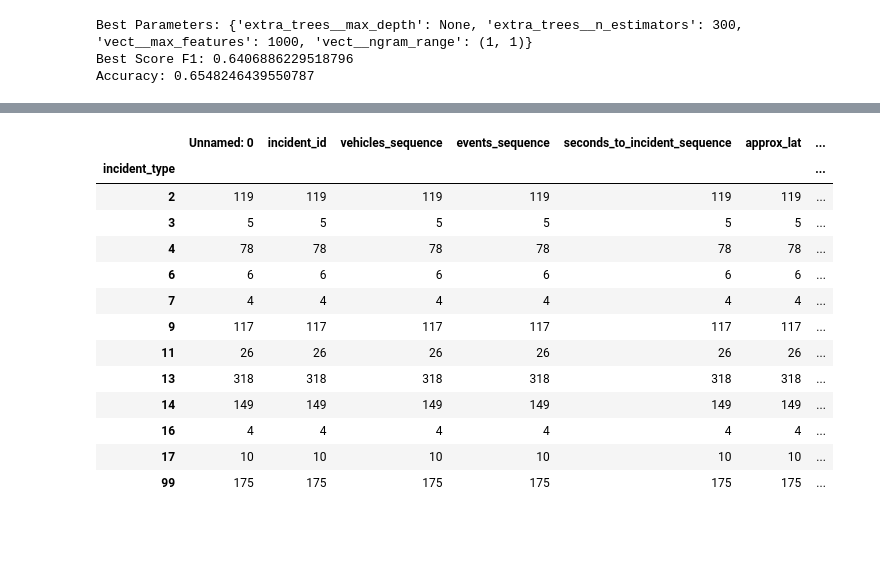
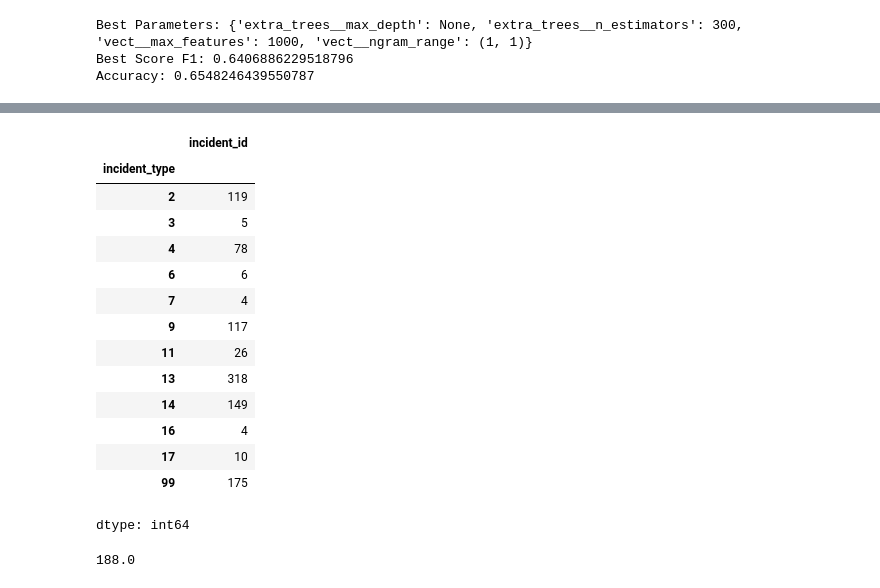
Before and after one commit to stef4k/train-maintenance-data-mining, a Jupyter notebook: text_classification.ipynb, the cells around one changed output, grey strips where cells are left out. Drawn from its saved outputs; the diff is of its cells as text; code cells hidden in the pictures; blank space fills up the shorter version.

```diff
--- a/text_classification.ipynb
+++ b/text_classification.ipynb
@@ -342,19 +359,20 @@ for i, (events, seconds_to_incident_sequence) in tqdm(enumerate(zip(df["events_s
     events_post_incident.append(post_incidents)
     events_list.append(event_seq)
 # %%
-df.groupby("incident_type").count()
+df.groupby("incident_type").count()["incident_id"]
 # %% [output]
-|  | Unnamed: 0 | incident_id | vehicles_sequence | events_sequence | seconds_to_incident_sequence | approx_lat | ... |
-| incident_type |  |  |  |  |  |  | ... |
-| 2 | 119 | 119 | 119 | 119 | 119 | 119 | ... |
-| 3 | 5 | 5 | 5 | 5 | 5 | 5 | ... |
-| 4 | 78 | 78 | 78 | 78 | 78 | 78 | ... |
-| 6 | 6 | 6 | 6 | 6 | 6 | 6 | ... |
-| 7 | 4 | 4 | 4 | 4 | 4 | 4 | ... |
-| 9 | 117 | 117 | 117 | 117 | 117 | 117 | ... |
-| 11 | 26 | 26 | 26 | 26 | 26 | 26 | ... |
-| 13 | 318 | 318 | 318 | 318 | 318 | 318 | ... |
-| 14 | 149 | 149 | 149 | 149 | 149 | 149 | ... |
-| 16 | 4 | 4 | 4 | 4 | 4 | 4 | ... |
-| 17 | 10 | 10 | 10 | 10 | 10 | 10 | ... |
-| 99 | 175 | 175 | 175 | 175 | 175 | 175 | ... |
+|  | incident_id |
+| incident_type |  |
+| 2 | 119 |
+| 3 | 5 |
+| 4 | 78 |
+| 6 | 6 |
+| 7 | 4 |
+| 9 | 117 |
+| 11 | 26 |
+| 13 | 318 |
+| 14 | 149 |
+| 16 | 4 |
+| 17 | 10 |
+| 99 | 175 |
+dtype: int64
@@ -361 +383,5 @@ df.groupby("incident_type").count()
+# %%
+np.median(lens)
+# %% [output]
+188.0
 # %%
```
Also changed, not shown: parts of 8 cells of this notebook.
